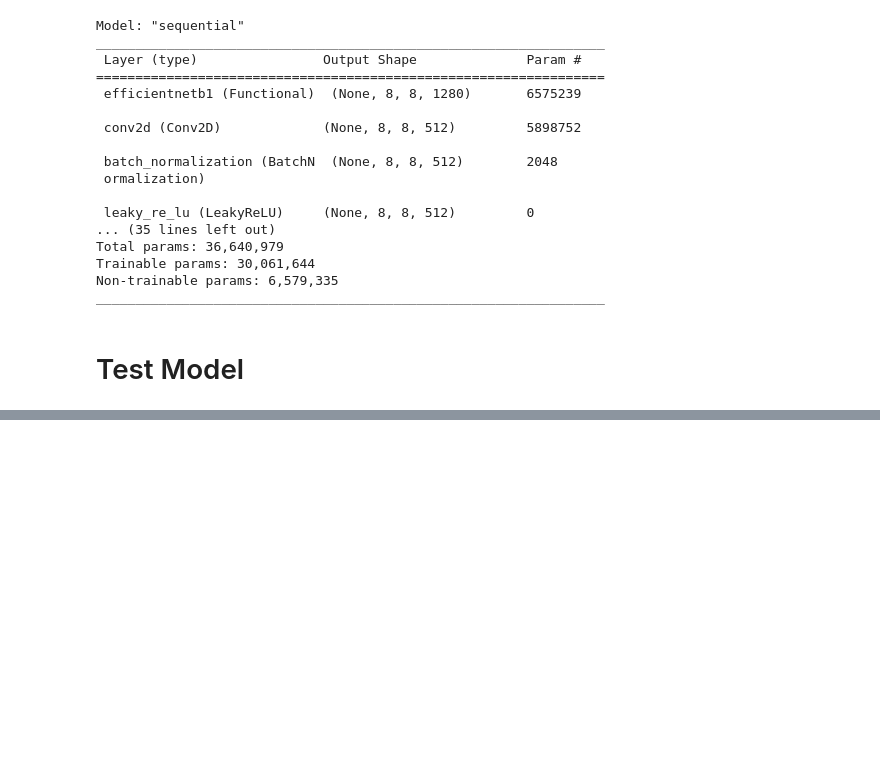
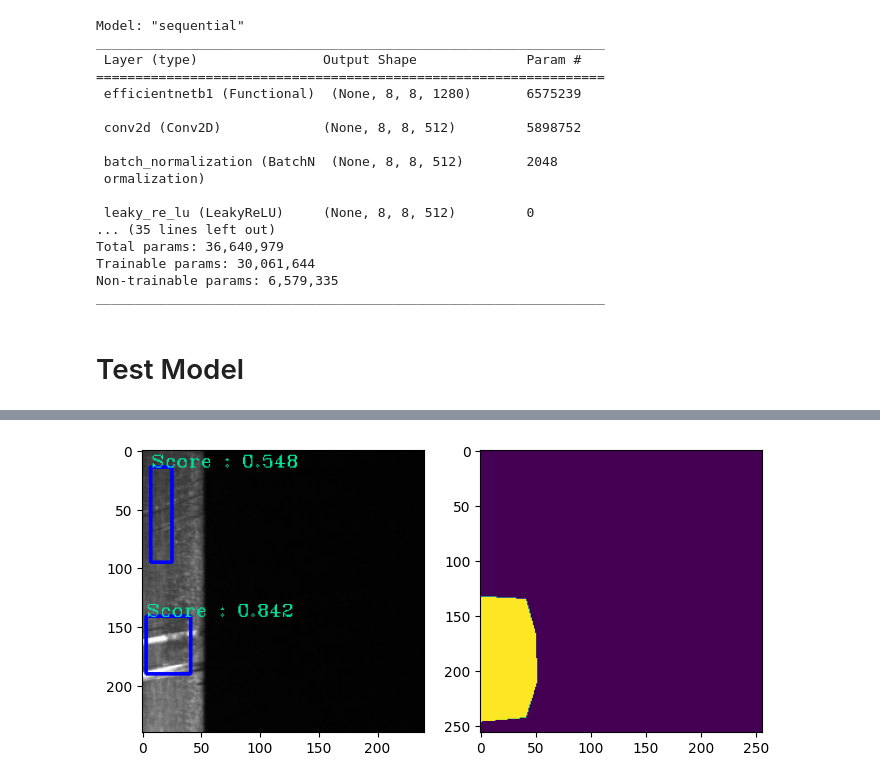
Before and after one commit to prograin/Steel-defect-detection, a Jupyter notebook: notebooks/object_detection.ipynb, the cells around one changed output, grey strips where cells are left out. Saved outputs shown, nothing was run; the diff lists cells and outputs as text; code cells hidden in the pictures; blank space fills up the shorter version.

```diff
--- a/notebooks/object_detection.ipynb
+++ b/notebooks/object_detection.ipynb
@@ -755,9 +757,11 @@ test_images_file = os.listdir(test_image_path)
+# %%
+test_images_file = os.listdir(test_images_path)
 # %%
 
 
 def model_test(index):
     filename = test_images_file[index]
-    test_path=test_image_path+filename
+    test_path=os.path.join(test_images_path,filename)
 
     img=cv2.resize(cv2.imread(test_path),(H,W))
 
@@ -820,7 +824,7 @@ def model_test(index):
             pos_text = [int(final_boxes[i][0]),int(final_boxes[i][1])]
 
             if size_text[0]+int(final_boxes[i][0]) > W :pos_text[0] = pos_text[0]-(size_text[0]+int(final_boxes[i][0])-W)
-            if np.abs(size_text[1]-int(final_boxes[i][1])) < 0 :pos_text[1] = size_text[1]
+            if int(final_boxes[i][1])-size_text[1] < 0 :pos_text[1] = size_text[1]
 
             cv2.putText(
                 img,
@@ -841,6 +845,7 @@ def model_test(index):
     else:
         plt.imshow(img)
 # %%
-slider = widgets.IntSlider(min = 0,max = len(os.listdir(test_image_path)),step=1,value=0)
-widgets.interactive(model_test,index = slider)
+model_test(12)
+# slider = widgets.IntSlider(min = 0,max = len(os.listdir(test_images_path)),step=1,value=0)
+# widgets.interactive(model_test,index = slider)
 # %% [output]
@@ -847,0 +855 @@ interactive(children=(IntSlider(value=0, description='index', max=305), Output()
+[figure, added]
```
Also changed, not shown: parts of 8 cells of this notebook.
